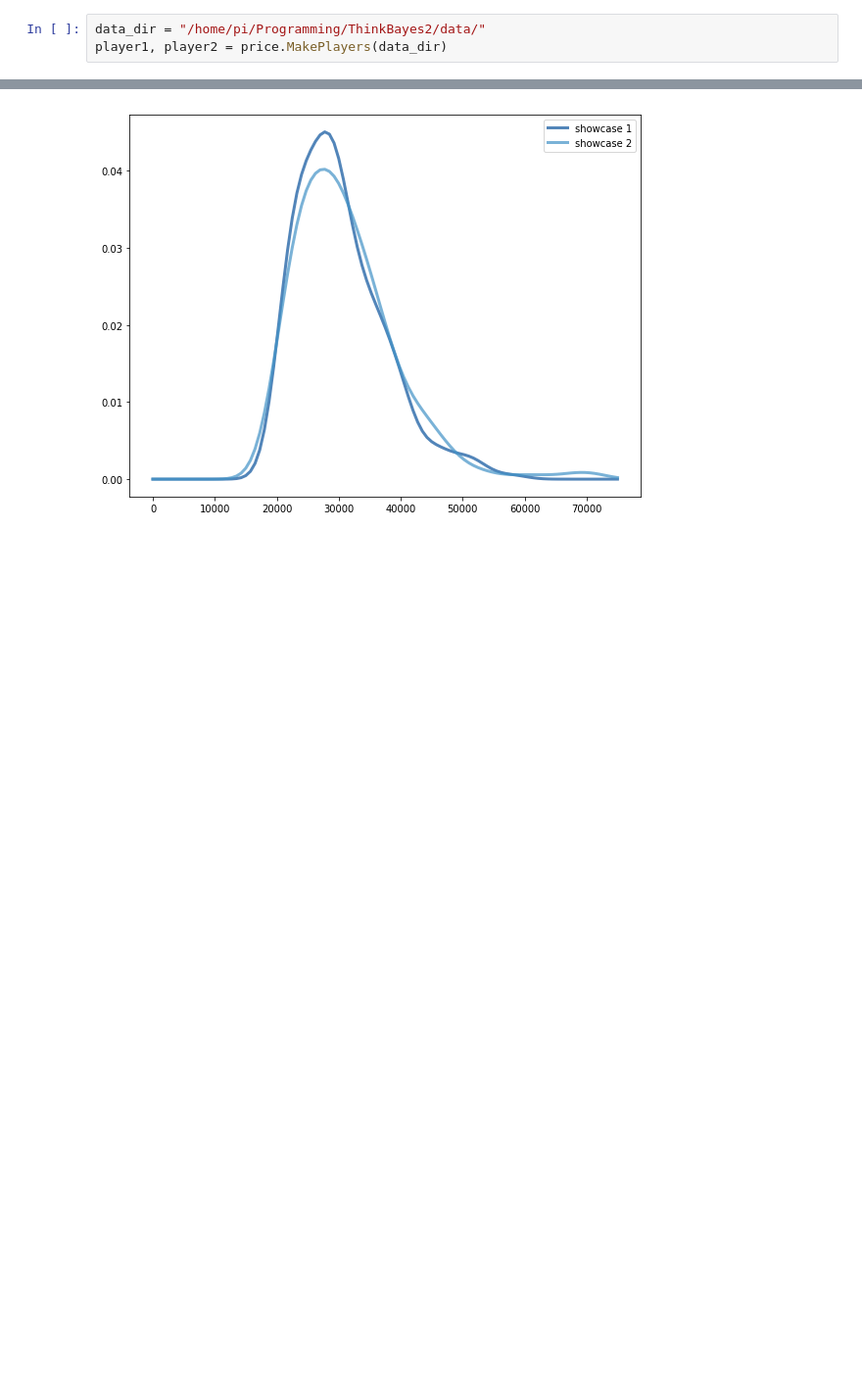
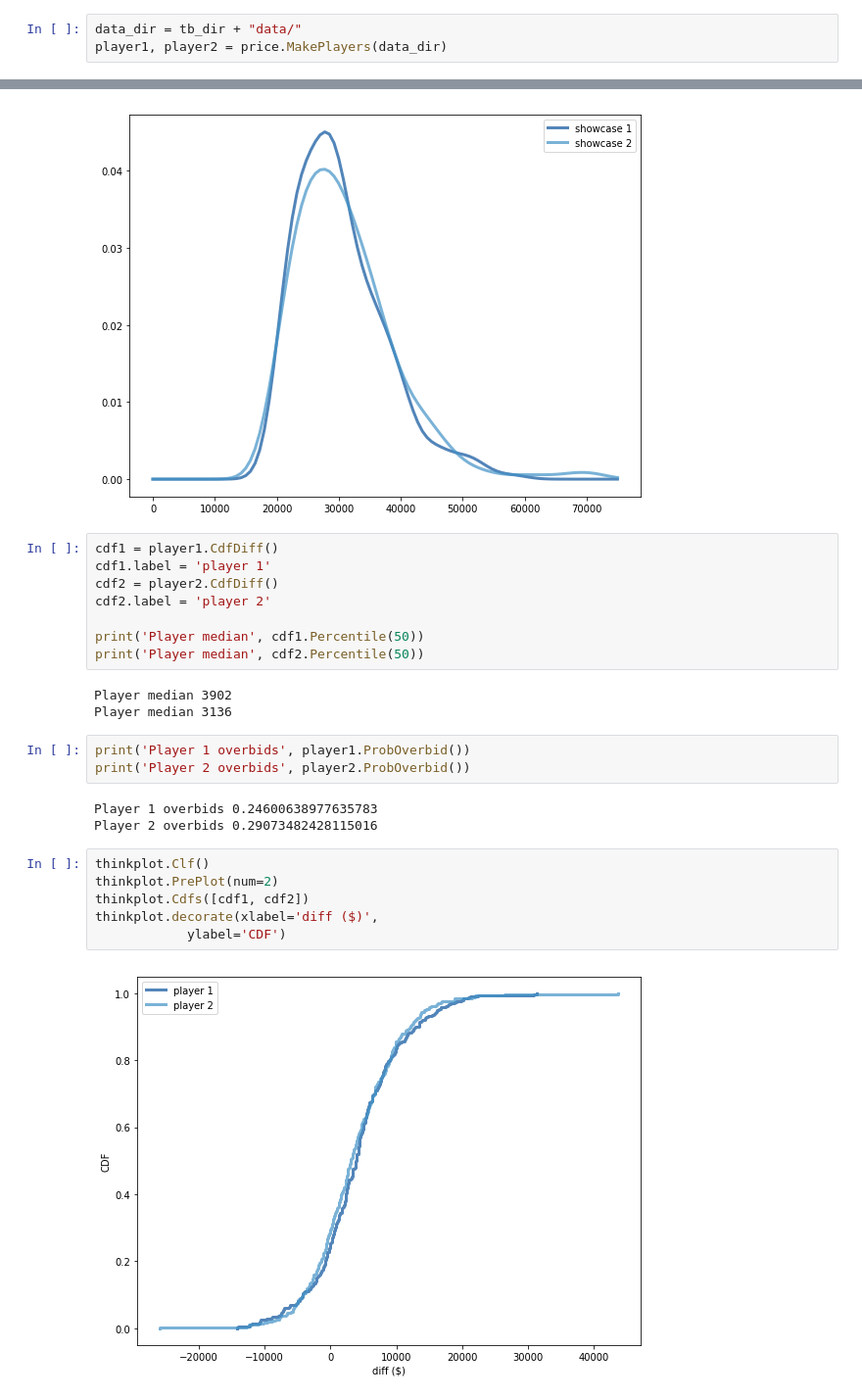
Before and after one commit to lawsonvt/ThinkBayes2, a Jupyter notebook: code/showcase_showdown.ipynb, the cells around one changed output, grey strips where cells are left out. Shown at 98% size. Drawn from its saved outputs; the diff is of its cells as text; blank space fills up the shorter version.

```diff
--- a/code/showcase_showdown.ipynb
+++ b/code/showcase_showdown.ipynb
@@ -28,5 +30,5 @@ Using the price.py set of classes and methods, we can create some players and fe
 # %%
-data_dir = "/home/pi/Programming/ThinkBayes2/data/"
+data_dir = tb_dir + "data/"
 player1, player2 = price.MakePlayers(data_dir)
 # %% [markdown]
 Now we can get a look at the distribtuion of these prices using methods from the player class.
@@ -41,3 +43,28 @@ thinkplot.Pdfs([pmf1, pmf2])
 thinkplot.decorate(legend=True)
 # %% [output]
 [figure]
+# %%
+cdf1 = player1.CdfDiff()
+cdf1.label = 'player 1'
+cdf2 = player2.CdfDiff()
+cdf2.label = 'player 2'
+
+print('Player median', cdf1.Percentile(50))
+print('Player median', cdf2.Percentile(50))
+# %% [output]
+Player median 3902
+Player median 3136
+# %%
+print('Player 1 overbids', player1.ProbOverbid())
+print('Player 2 overbids', player2.ProbOverbid())
+# %% [output]
+Player 1 overbids 0.24600638977635783
+Player 2 overbids 0.29073482428115016
+# %%
+thinkplot.Clf()
+thinkplot.PrePlot(num=2)
+thinkplot.Cdfs([cdf1, cdf2])
+thinkplot.decorate(xlabel='diff ($)',
+            ylabel='CDF')
+# %% [output]
+[figure, added]
```
Also changed, not shown: parts of 4 cells of this notebook, 2 other files.
